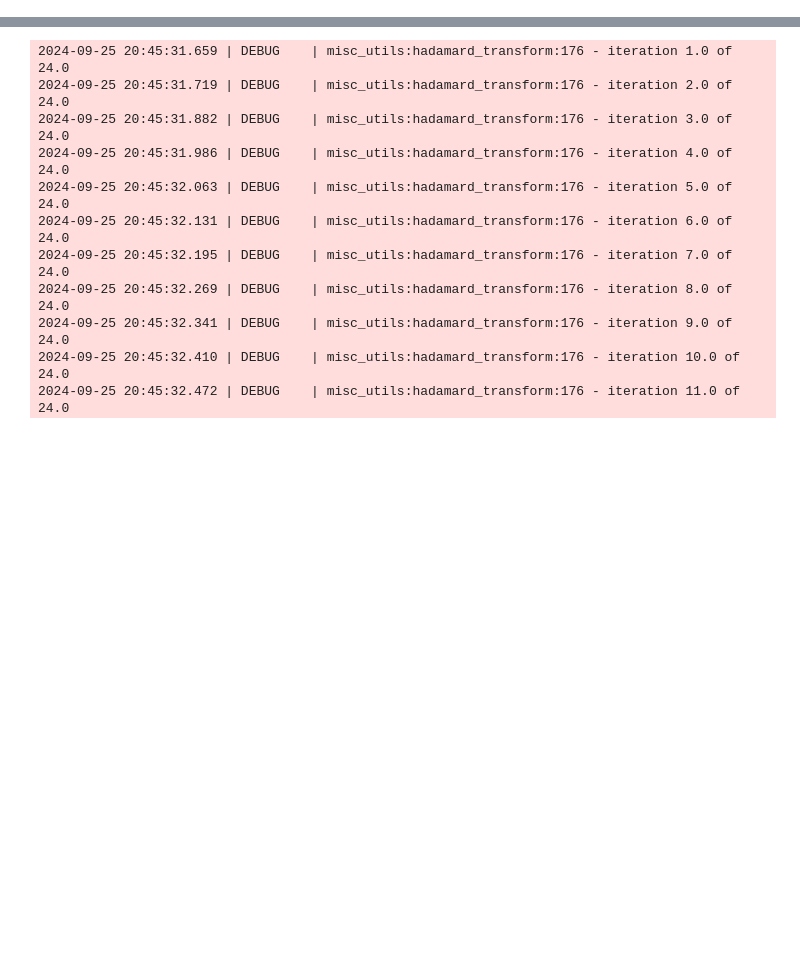
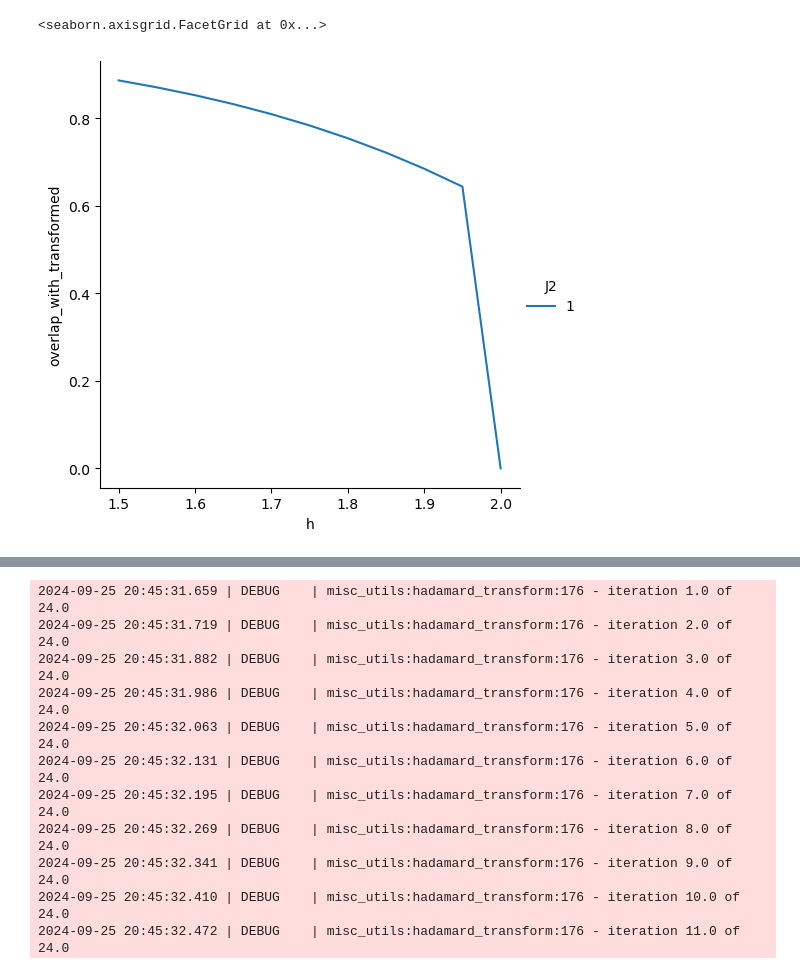
Before and after one commit to ischurov/frustrations-eda, a Jupyter notebook: hadamard_learning_transveral_field.ipynb, the cells around one changed output, grey strips where cells are left out. Cells and saved outputs as stored; diff of their text form; code cells hidden in the pictures; blank space fills up the shorter version.

```diff
--- a/hadamard_learning_transveral_field.ipynb
+++ b/hadamard_learning_transveral_field.ipynb
@@ -77,0 +154,11 @@ for h in tqdm(np.linspace(0, 1, 21)):
+# %%
+sns.relplot(
+    pd.DataFrame(outputs).astype({"J2": str}),
+    x="h",
+    y="overlap_with_transformed",
+    hue="J2",
+    kind="line",
+)
+# %% [output]
+<seaborn.axisgrid.FacetGrid at 0x...>
+[figure, added]
```
Also changed, not shown: parts of 22 cells of this notebook, 19 other files.
